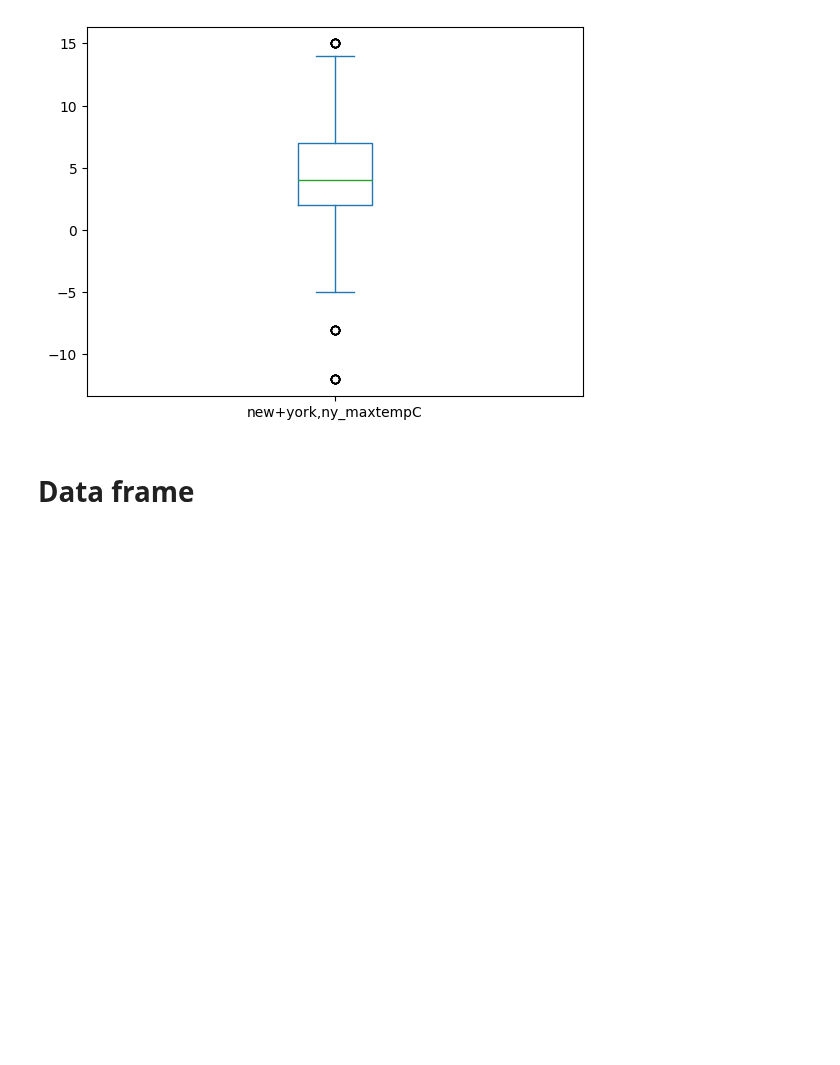
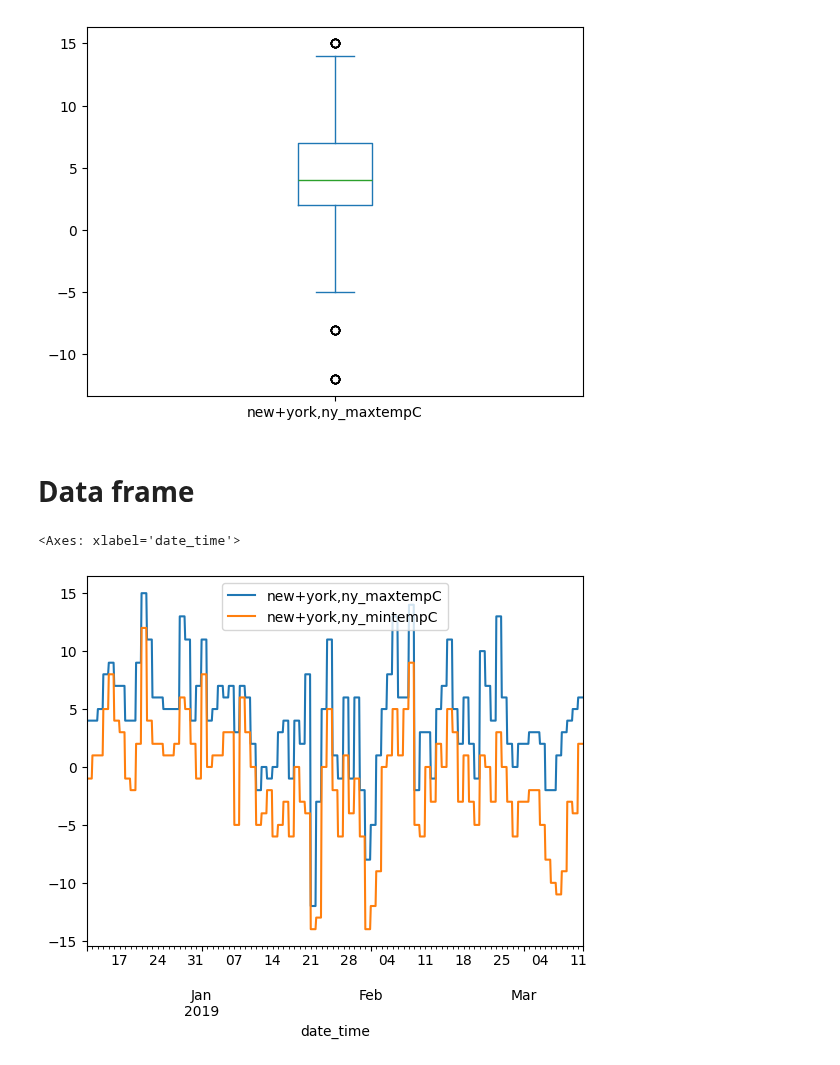
Before and after one commit to reuven/apple-2025-01Jan-plotting, a Jupyter notebook: Apple 2025-01Jan-09.ipynb, the cells around one changed output. Drawn from its saved outputs; the diff is of its cells as text; code cells hidden in the pictures; blank space fills up the shorter version.

```diff
--- a/Apple 2025-01Jan-09.ipynb
+++ b/Apple 2025-01Jan-09.ipynb
@@ -411,3 +411,8 @@ df['new+york,ny_maxtempC'].plot.box()
 [figure]
 # %% [markdown]
 # Data frame
+# %%
+df[  ['new+york,ny_maxtempC', 'new+york,ny_mintempC']   ].plot.line()
+# %% [output]
+<Axes: xlabel='date_time'>
+[figure, added]
```
Also changed, not shown: parts of 1 cell of this notebook.
